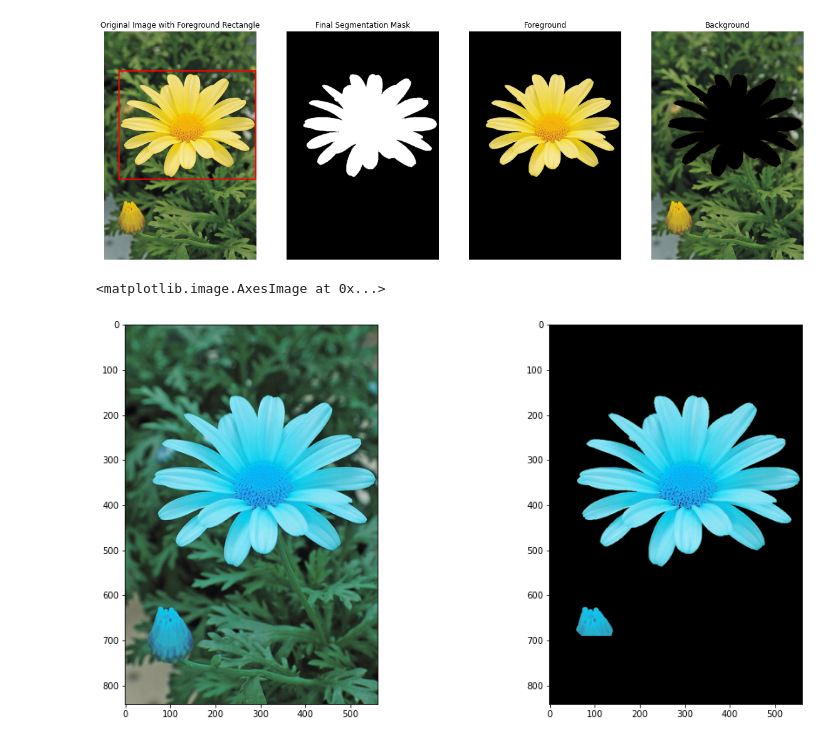
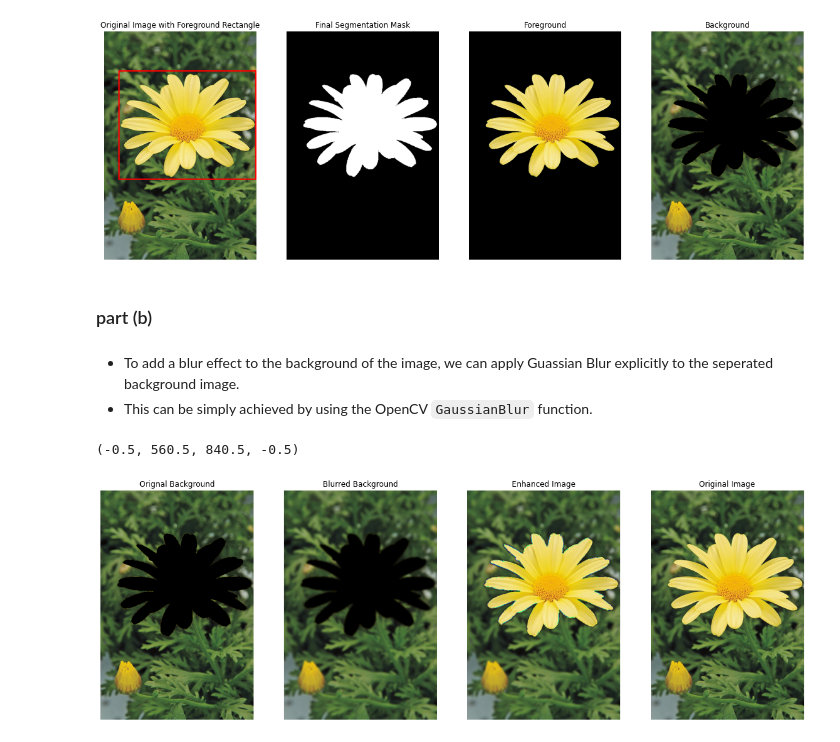
Before and after one commit to rajapaksha-rmpap/en2550_assignment_1, a Jupyter notebook: assignment 1.ipynb, the cells around one changed output. Drawn from its saved outputs; the diff is of its cells as text; code cells hidden in the pictures.

Commit message:
question 7 - part (b) & (c)

```diff
--- a/assignment 1.ipynb
+++ b/assignment 1.ipynb
@@ -331,28 +332,23 @@ im.copy()
-# %%
-# visualizing images
-fig, ax = plt.subplots(1, 2, figsize = (16, 8))
-
-# extracting the foreground and the background
-im = cv.imread("daisy.jpg", cv.IMREAD_COLOR); ax[0].imshow(im)
-mask = np.zeros(im.shape[:2], dtype = np.uint8)
-bgdModel = np.zeros((1, 65), dtype = np.float64)
-fgdModel = np.zeros((1, 65), dtype = np.float64)
-# defining the corners of the foreground rectangle taken from the trackbar values.
-rect = (54, 146, 561, 544)
-
-# applying the grabCut algo on the image over 5 iterations with rectangular mode.
-cv.grabCut(im, mask, rect, bgdModel, fgdModel, 5, cv.GC_INIT_WITH_RECT)
-
-""" in the resulted mask, pixel values are mapped as follows.
-        0 -> background,
-        1 -> foreground,
-        2 -> probable background,
-        3 -> probable foreground    """
-# creating the mask with foreground with 1 pixels and background with 0 pixels.
-endmask = np.where((mask == 0)|(mask == 2), 0, 1).astype(np.uint8)
-
-# filter out the foreground from the image by multiplying the image with the endmask.
-foreground_im = im * endmask[:, :, np.newaxis]; ax[1].imshow(foreground_im)
-# %% [output]
-<matplotlib.image.AxesImage at 0x...>
-[figure, removed]
+# %% [markdown]
+### part (b)
+# %% [markdown]
+- To add a blur effect to the background of the image, we can apply Guassian Blur explicitly to the seperated background image.
+- This can be simply achieved by using the OpenCV `GaussianBlur` function.
+# %%
+# applying the Gaussian Blur to the background image.
+k_size = 11 # size of the Gussian kernel
+sigma = 3  # standard deviation of the Gaussian Distribution
+blured_bgd = cv.GaussianBlur(background_im, [k_size, k_size], sigma)
+
+# adding the blurred background with the foreground
+blured_img = foreground_im + blured_bgd
+
+# visualizing the images
+fig, ax = plt.subplots(1, 4, figsize = (20, 8))
+ax[0].imshow(background_im); ax[0].set_title("Orignal Background"); ax[0].axis('off')
+ax[1].imshow(blured_bgd); ax[1].set_title("Blurred Background"); ax[1].axis('off')
+ax[2].imshow(blured_img); ax[2].set_title("Enhanced Image"); ax[2].axis('off')
+ax[3].imshow(im); ax[3].set_title("Original Image"); ax[3].axis('off')
+# %% [output]
+(-0.5, 560.5, 840.5, -0.5)
+[figure, added]
```
Also changed, not shown: parts of 4 cells of this notebook.
